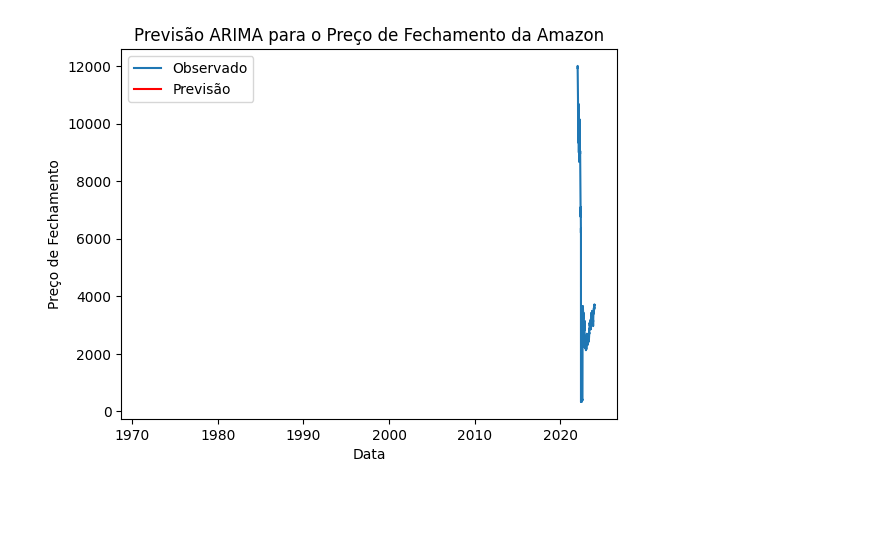
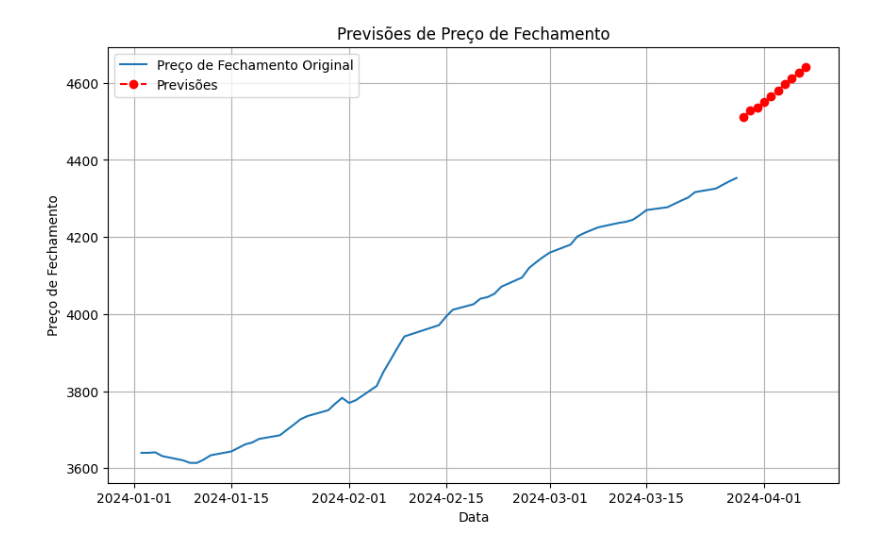
Before and after one commit to sergiolfaria/Atividades_Ciencia_De_Dados, a Jupyter notebook: Trabalho Arima/Arima.ipynb, the cells around one changed output. Drawn from its saved outputs; the diff is of its cells as text; code cells hidden in the pictures; blank space fills up the shorter version.

```diff
--- a/Trabalho Arima/Arima.ipynb
+++ b/Trabalho Arima/Arima.ipynb
@@ -25 +12,16 @@ AMAZON_df.sort_index(inplace=True)
+# %%
+colspecs = [(2, 10), (10, 22), (56, 69), (82, 95)]
+names = ['Data', 'Codigo', 'Preco_Abertura', 'Preco_Fechamento']
+
+# Leitura dos dados
+df_2024 = pd.read_fwf('COTAHIST_A2024.TXT', colspecs=colspecs, names=names, header=None)
+
+# Filtragem para conter somente o ano de 2024
+AMAZON_df = df_2024[df_2024['Codigo'].str.endswith('AMZO34')].copy()
+AMAZON_df['Data'] = pd.to_datetime(AMAZON_df['Data'], format='%Y%m%d')
+AMAZON_df['Ano'] = AMAZON_df['Data'].dt.year
+AMAZON_df['Mes'] = AMAZON_df['Data'].dt.month
+AMAZON_df['Dia'] = AMAZON_df['Data'].dt.day
+AMAZON_df.set_index('Data', inplace=True)
+AMAZON_df.sort_index(inplace=True)
 # %%
@@ -89,0 +80,18 @@ previsoes = resultado.predict(start=len(AMAZON_df), end=len(AMAZON_df)+horizonte
+# %%
+
+
+modelo_arima = auto_arima(AMAZON_df['Preco_Fechamento'], seasonal=False, suppress_warnings=True)
+
+# Previsões
+horizonte = 10
+previsoes_finais = modelo_arima.predict(n_periods=horizonte)
+# %%
+previsoes_df = pd.DataFrame(previsoes_finais, columns=['Previsao'])
+
+# Convertendo o índice para o formato de data
+previsoes_df.index = pd.date_range(start=AMAZON_df.index[-1] + pd.Timedelta(days=1), periods=len(previsoes_df), freq='D')
+
+# Convertendo para uma representação em string
+texto_previsoes = previsoes_df.to_string()
+
+print(texto_previsoes)
@@ -90,10 +128,13 @@ previsoes = resultado.predict(start=len(AMAZON_df), end=len(AMAZON_df)+horizonte
 # %%
-plt.plot(AMAZON_df.index, AMAZON_df['Preco_Fechamento'], label='Observado')
-plt.plot(previsoes.index, previsoes, color='red', label='Previsão')
-plt.title('Previsão ARIMA para o Preço de Fechamento da Amazon')
+
+plt.figure(figsize=(10, 6))
+plt.plot(AMAZON_df.index, AMAZON_df['Suavizacao_EXP'], label='Preço de Fechamento Original')
+plt.plot(previsoes_df.index, previsoes_df['Previsao'], marker='o', linestyle='--', color='red', label='Previsões')
+plt.title('Previsões de Preço de Fechamento')
 plt.xlabel('Data')
 plt.ylabel('Preço de Fechamento')
 plt.legend()
+plt.grid(True)
 plt.show()
 # %% [output]
-[figure, old version]
+[figure, new version]
```
Also changed, not shown: parts of 16 cells of this notebook, 1 other file.
